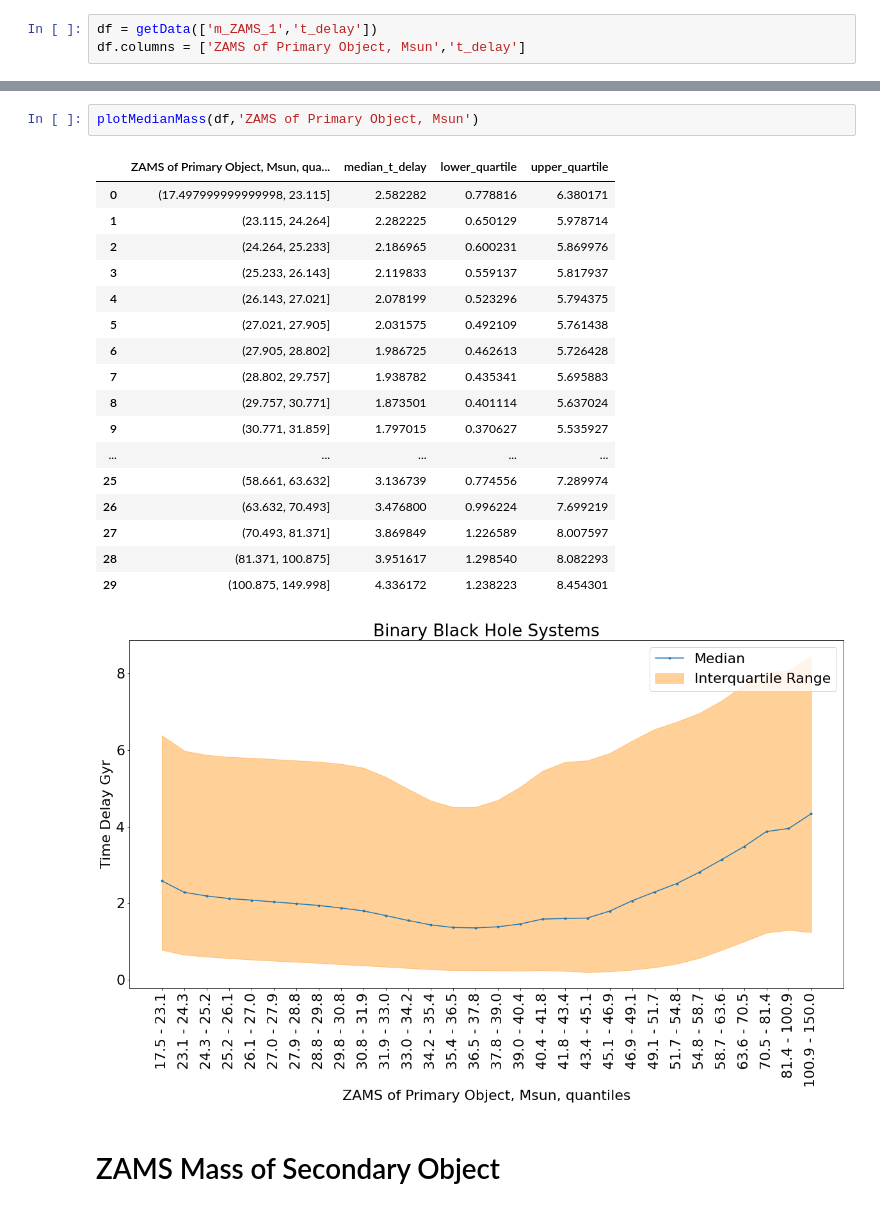
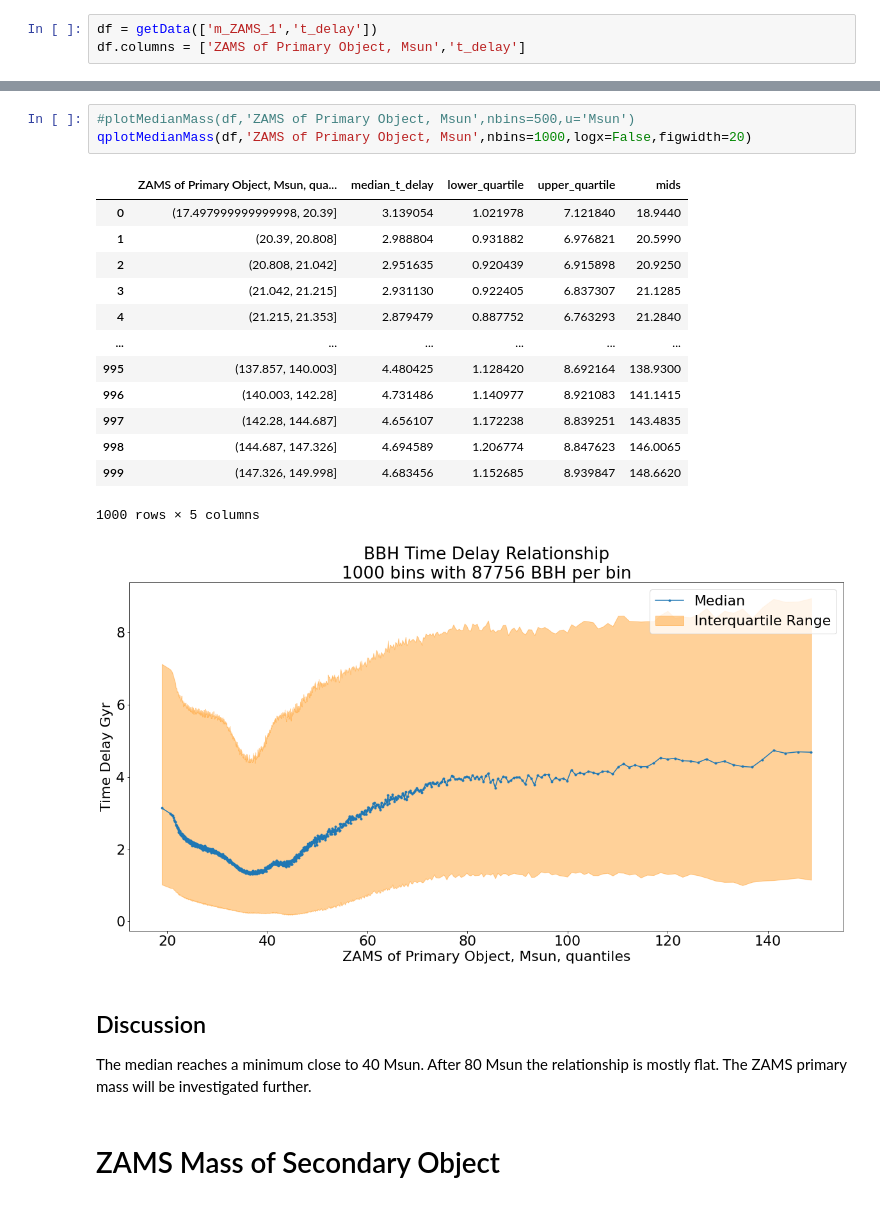
Before and after one commit to DanHarJor/CompLabB-UNIPD-TeamDream, a Jupyter notebook: Group_BinarySystems.ipynb, the cells around one changed output, grey strips where cells are left out. Cells and saved outputs as stored; diff of their text form.

```diff
--- a/Group_BinarySystems.ipynb
+++ b/Group_BinarySystems.ipynb
@@ -305,24 +329,25 @@ plotFrequency(df,'ZAMS of Primary Object, Msun')
 # %%
-plotMedianMass(df,'ZAMS of Primary Object, Msun')
+#plotMedianMass(df,'ZAMS of Primary Object, Msun',nbins=500,u='Msun')
+qplotMedianMass(df,'ZAMS of Primary Object, Msun',nbins=1000,logx=False,figwidth=20)
 # %% [output]
-|  | ZAMS of Primary Object, Msun, qua... | median_t_delay | lower_quartile | upper_quartile |
-| 0 | (17.497999999999998, 23.115] | 2.582282 | 0.778816 | 6.380171 |
-| 1 | (23.115, 24.264] | 2.282225 | 0.650129 | 5.978714 |
-| 2 | (24.264, 25.233] | 2.186965 | 0.600231 | 5.869976 |
-| 3 | (25.233, 26.143] | 2.119833 | 0.559137 | 5.817937 |
-| 4 | (26.143, 27.021] | 2.078199 | 0.523296 | 5.794375 |
-| 5 | (27.021, 27.905] | 2.031575 | 0.492109 | 5.761438 |
-| 6 | (27.905, 28.802] | 1.986725 | 0.462613 | 5.726428 |
-| 7 | (28.802, 29.757] | 1.938782 | 0.435341 | 5.695883 |
-| 8 | (29.757, 30.771] | 1.873501 | 0.401114 | 5.637024 |
-| 9 | (30.771, 31.859] | 1.797015 | 0.370627 | 5.535927 |
-| ... | ... | ... | ... | ... |
-| 25 | (58.661, 63.632] | 3.136739 | 0.774556 | 7.289974 |
-| 26 | (63.632, 70.493] | 3.476800 | 0.996224 | 7.699219 |
-| 27 | (70.493, 81.371] | 3.869849 | 1.226589 | 8.007597 |
-| 28 | (81.371, 100.875] | 3.951617 | 1.298540 | 8.082293 |
-| 29 | (100.875, 149.998] | 4.336172 | 1.238223 | 8.454301 |
+|  | ZAMS of Primary Object, Msun, qua... | median_t_delay | lower_quartile | upper_quartile | mids |
+| 0 | (17.497999999999998, 20.39] | 3.139054 | 1.021978 | 7.121840 | 18.9440 |
+| 1 | (20.39, 20.808] | 2.988804 | 0.931882 | 6.976821 | 20.5990 |
+| 2 | (20.808, 21.042] | 2.951635 | 0.920439 | 6.915898 | 20.9250 |
+| 3 | (21.042, 21.215] | 2.931130 | 0.922405 | 6.837307 | 21.1285 |
+| 4 | (21.215, 21.353] | 2.879479 | 0.887752 | 6.763293 | 21.2840 |
+| ... | ... | ... | ... | ... | ... |
+| 995 | (137.857, 140.003] | 4.480425 | 1.128420 | 8.692164 | 138.9300 |
+| 996 | (140.003, 142.28] | 4.731486 | 1.140977 | 8.921083 | 141.1415 |
+| 997 | (142.28, 144.687] | 4.656107 | 1.172238 | 8.839251 | 143.4835 |
+| 998 | (144.687, 147.326] | 4.694589 | 1.206774 | 8.847623 | 146.0065 |
+| 999 | (147.326, 149.998] | 4.683456 | 1.152685 | 8.939847 | 148.6620 |
+1000 rows × 5 columns
-[figure, old version]
+[figure, new version]
+# %% [markdown]
+## Discussion
+
+The median reaches a minimum close to 40 Msun. After 80 Msun the relationship is mostly flat. The ZAMS primary mass will be investigated further.
 # %% [markdown]
 # ZAMS Mass of Secondary Object
 # %%
```
Also changed, not shown: parts of 39 cells of this notebook.
